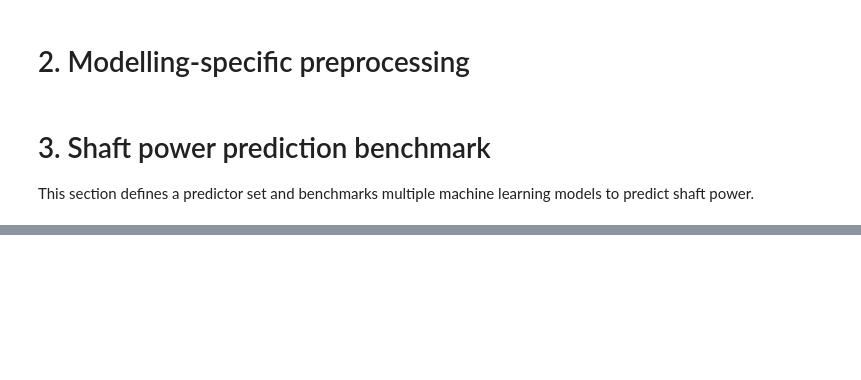
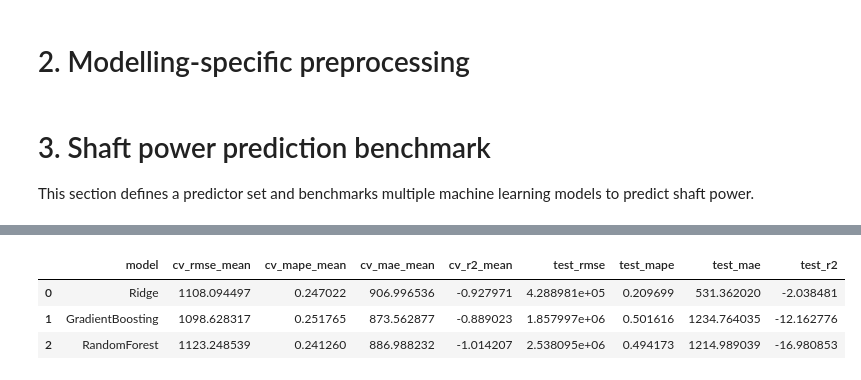
Before and after one commit to AugustBjerg/Master-s-thesis, a Jupyter notebook: code/modelling/notebooks/experimental.ipynb, the cells around one changed output, grey strips where cells are left out. Saved outputs shown, nothing was run; the diff lists cells and outputs as text; code cells hidden in the pictures; blank space fills up the shorter version.

```diff
--- a/code/modelling/notebooks/experimental.ipynb
+++ b/code/modelling/notebooks/experimental.ipynb
@@ -166,0 +107,13 @@ results_df
+# %%
+model_df = (
+    df[["window_start", TARGET_COLUMN] + all_predictive_variables]
+    .sort_values("window_start")
+    .dropna()
+    .copy()
+)
+
+X = model_df[all_predictive_variables]
+y = model_df[TARGET_COLUMN]
+
+print(f"Rows available for modelling: {len(model_df):,}")
+print(f"Feature matrix shape: {X.shape}")
@@ -166,0 +156,55 @@ results_df
+# %%
+tscv = TimeSeriesSplit(n_splits=5)
+
+scoring = {
+    "mape": "neg_mean_absolute_percentage_error",
+    "rmse": "neg_root_mean_squared_error",
+    "mae": "neg_mean_absolute_error",
+    "r2": "r2",
+}
+
+results = []
+
+for model_name, estimator in models.items():
+    pipeline = Pipeline(
+        steps=[
+            ("preprocessor", preprocessor),
+            ("model", estimator),
+        ]
+    )
+
+    cv_scores = cross_validate(
+        pipeline,
+        X_train,
+        y_train,
+        cv=tscv,
+        scoring=scoring,
+        n_jobs=-1,
+        return_train_score=False,
+    )
+
+    pipeline.fit(X_train, y_train)
+    y_pred_test = pipeline.predict(X_test)
+
+    results.append(
+        {
+            "model": model_name,
+            "cv_rmse_mean": -cv_scores["test_rmse"].mean(),
+            "cv_mape_mean": -cv_scores["test_mape"].mean(),
+            "cv_mae_mean": -cv_scores["test_mae"].mean(),
+            "cv_r2_mean": cv_scores["test_r2"].mean(),
+            "test_rmse": mean_squared_error(y_test, y_pred_test),
+            "test_mape": mean_absolute_percentage_error(y_test, y_pred_test),
+            "test_mae": mean_absolute_error(y_test, y_pred_test),
+            "test_r2": r2_score(y_test, y_pred_test),
+        }
+    )
+
+results_df = pd.DataFrame(results).sort_values("test_rmse", ascending=True)
+results_df.reset_index(drop=True, inplace=True)
+results_df
+# %% [output]
+|  | model | cv_rmse_mean | cv_mape_mean | cv_mae_mean | cv_r2_mean | test_rmse | test_mape | test_mae | test_r2 |
+| 0 | Ridge | 1108.094497 | 0.247022 | 906.996536 | -0.927971 | 4.288981e+05 | 0.209699 | 531.362020 | -2.038481 |
+| 1 | GradientBoosting | 1098.628317 | 0.251765 | 873.562877 | -0.889023 | 1.857997e+06 | 0.501616 | 1234.764035 | -12.162776 |
+| 2 | RandomForest | 1123.248539 | 0.241260 | 886.988232 | -1.014207 | 2.538095e+06 | 0.494173 | 1214.989039 | -16.980853 |
```
Also changed, not shown: parts of 17 cells of this notebook.
